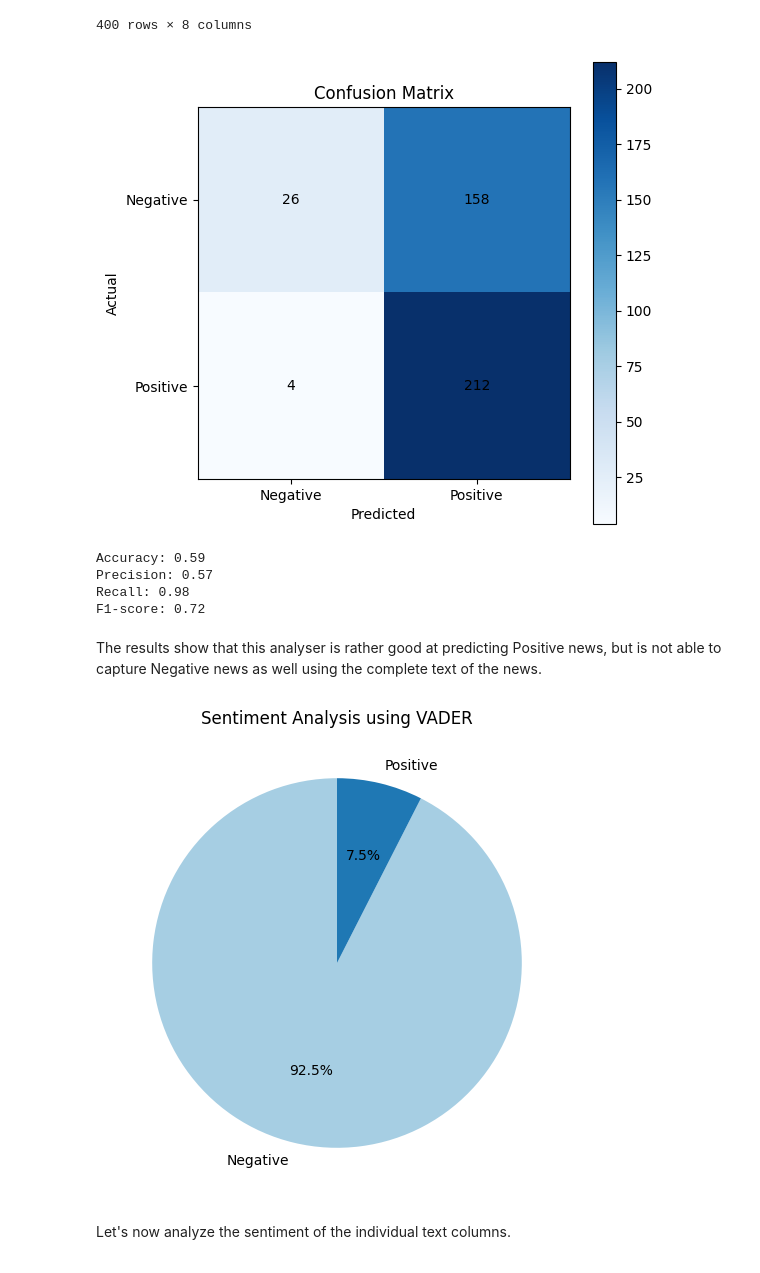
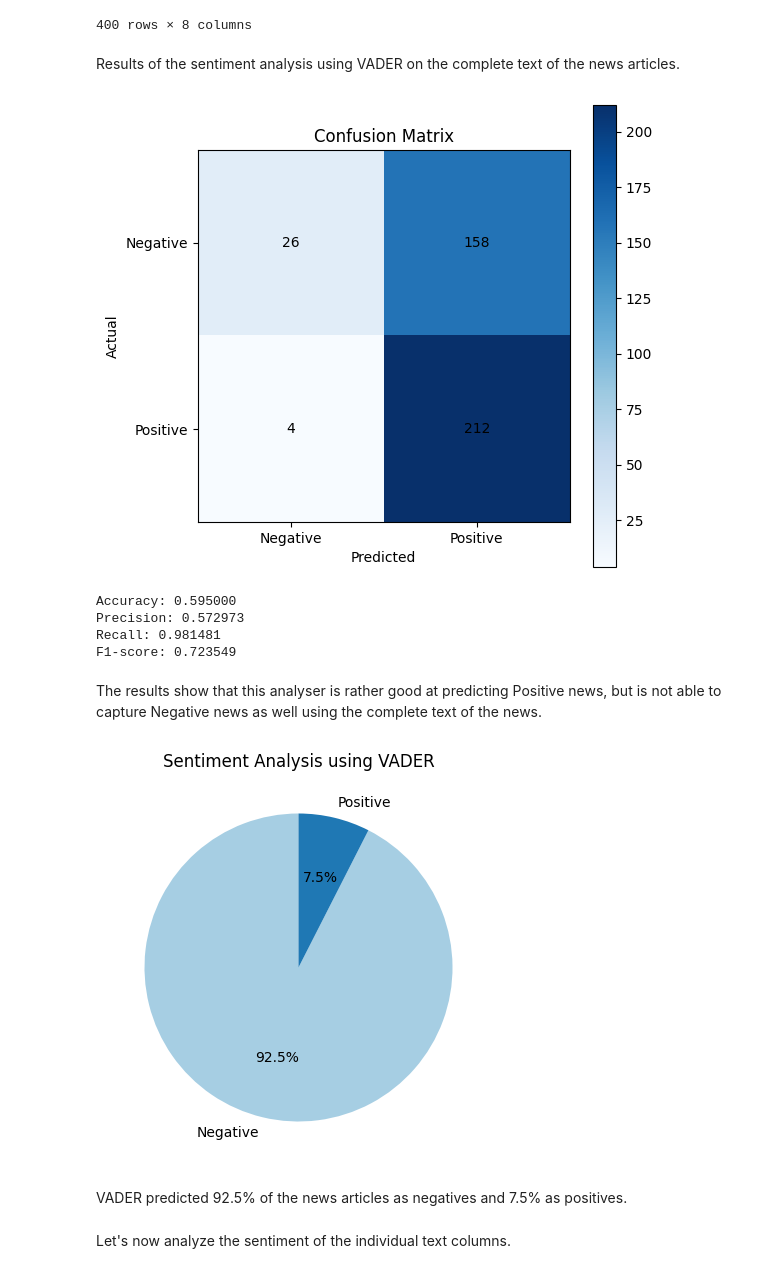
Before and after one commit to rnribeiro/NLP_FEUP, a Jupyter notebook: main.ipynb, the cells around one changed output. Drawn from its saved outputs; the diff is of its cells as text; code cells hidden in the pictures.

Commit message:
vader and lm analysis done

```diff
--- a/main.ipynb
+++ b/main.ipynb
@@ -516,6 +519,8 @@ news_vader
 | 398 | 2022-05-16 | SBI at Rs 710? What makes analyst... | Calling the stock 'attractively v... | AgenciesThe PSU bank reported a 4... | 1 | SBI at Rs 710? What makes analyst... | 0.9983 | ... |
 | 399 | 2022-05-27 | Stock market update: Mining stock... | The 30-share BSE Sensex was up 32... | Shutterstock.comAgarwal said the ... | 1 | Stock market update: Mining stock... | 0.9485 | ... |
 400 rows × 8 columns
+# %% [markdown]
+Results of the sentiment analysis using VADER on the complete text of the news articles.
 # %%
 # Calculate the confusion matrix
 conf_matrix = confusion_matrix(news_vader['label'], news_vader['combined_text_sentiment_label'])
@@ -525,15 +530,14 @@ precision = precision_score(news_vader['label'], news_vader['combined_text_senti
 recall = recall_score(news_vader['label'], news_vader['combined_text_sentiment_label'])
 f1 = f1_score(news_vader['label'], news_vader['combined_text_sentiment_label'])
 
-# Store the results in a DataFrame
-results_vader = []
-results_vader.append({
+# Store the results
+results_vader = [{
     'Column': 'combined_text',
     'Accuracy': accuracy,
     'Precision': precision,
     'Recall': recall,
     'F1-score': f1
-})
+}]
 
 # Plot the confusion matrix
 plt.figure(figsize=(6, 6))
@@ -549,28 +553,31 @@ for i in range(2):
         plt.text(j, i, str(conf_matrix[i, j]), ha='center', va='center', color='black')
 plt.show()
 
-print(f'Accuracy: {accuracy:.2f}')
-print(f'Precision: {precision:.2f}')
-print(f'Recall: {recall:.2f}')
-print(f'F1-score: {f1:.2f}')
+# Print the results
+print(f'Accuracy: {accuracy:.6f}')
+print(f'Precision: {precision:.6f}')
+print(f'Recall: {recall:.6f}')
+print(f'F1-score: {f1:.6f}')
 # %% [output]
 [figure]
-Accuracy: 0.59
-Precision: 0.57
-Recall: 0.98
-F1-score: 0.72
+Accuracy: 0.595000
+Precision: 0.572973
+Recall: 0.981481
+F1-score: 0.723549
 # %% [markdown]
 The results show that this analyser is rather good at predicting Positive news, but is not able to capture Negative news as well using the complete text of the news.
 # %%
 # Plot the sentiment distribution
 sentiment_counts = news_vader['combined_text_sentiment_label'].value_counts()
-plt.figure(figsize=(10, 6))
-plt.pie(sentiment_counts, labels=['Negative', 'Positive'], autopct='%1.1f%%', startangle=90,
+plt.figure(figsize=(8, 5))
+plt.pie(sentiment_counts, labels=['Negative', 'Positive'], autopct='%1.1f%%', startangle=90, radius=1,
         colors=plt.cm.Paired.colors)
 plt.title('Sentiment Analysis using VADER')
 plt.show()
 # %% [output]
-[figure, old version]
+[figure, new version]
+# %% [markdown]
+VADER predicted 92.5% of the news articles as negatives and 7.5% as positives.
 # %% [markdown]
 Let's now analyze the sentiment of the individual text columns.
 # %%
```
Also changed, not shown: parts of 32 cells of this notebook, 10 other files.
